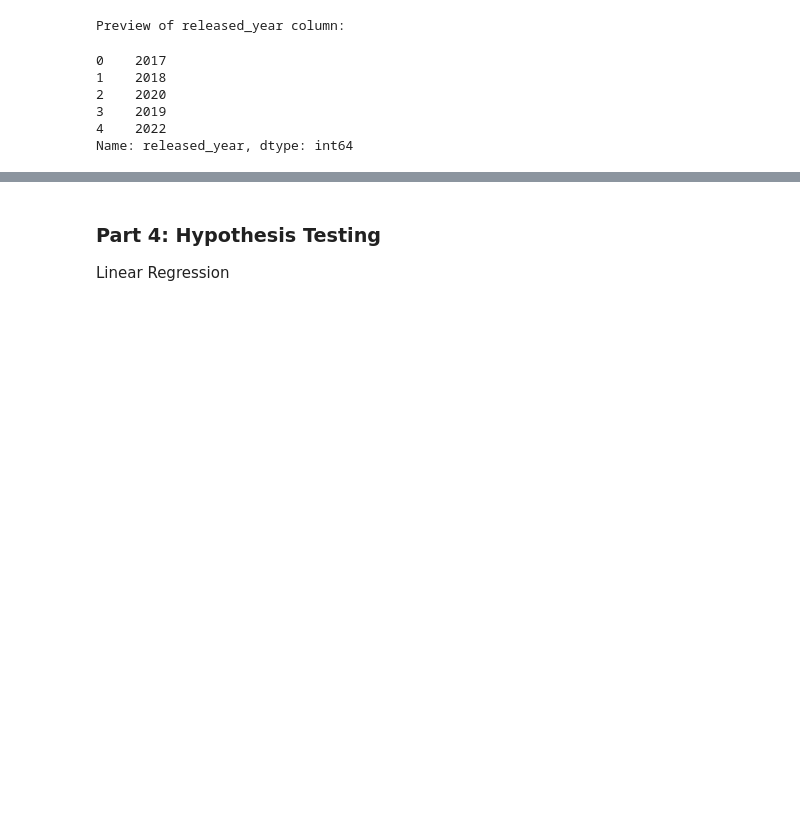
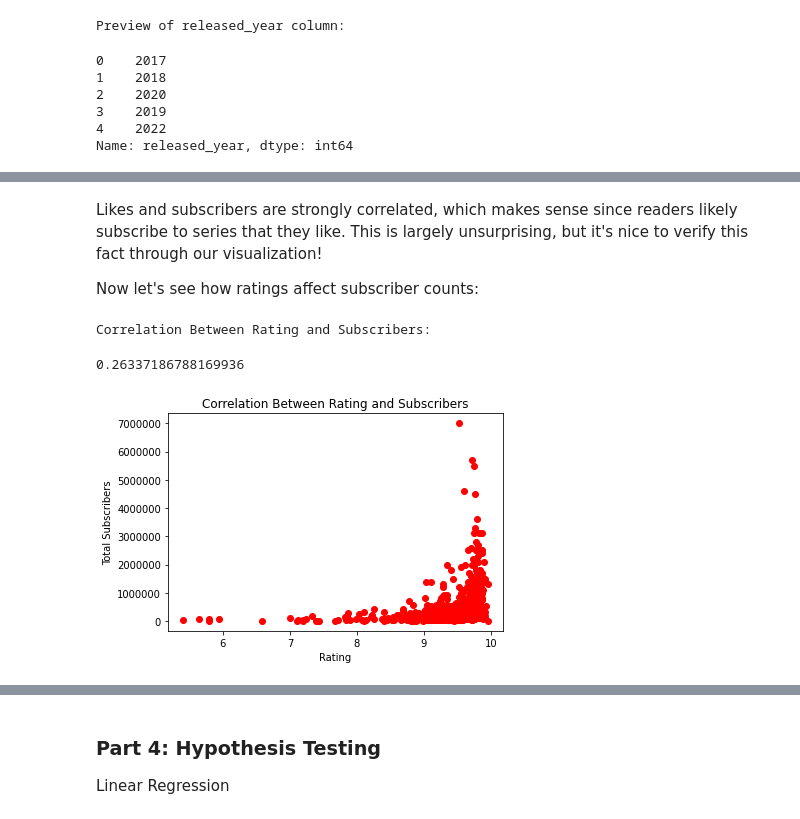
Before and after one commit to mei-lu/cmsc320-final, a Jupyter notebook: final.ipynb, the cells around one changed output, grey strips where cells are left out. Saved outputs shown, nothing was run; the diff lists cells and outputs as text; code cells hidden in the pictures; blank space fills up the shorter version.

```diff
--- a/final.ipynb
+++ b/final.ipynb
@@ -173,0 +227,16 @@ TypeError: Cannot use method 'nlargest' with dtype object
+# %% [markdown]
+Likes and subscribers are strongly correlated, which makes sense since readers likely subscribe to series that they like. This is largely unsurprising, but it's nice to verify this fact through our visualization!
+
+Now let's see how ratings affect subscriber counts:
+# %%
+# Correlation Between Rating and Subscribers
+
+plt.ticklabel_format(style='plain')
+plt.plot(dataset['grade'], dataset['subscribe'], 'ro')
+plt.xlabel("Rating")
+plt.ylabel("Total Subscribers")
+plt.title("Correlation Between Rating and Subscribers")
+# %% [output]
+Correlation Between Rating and Subscribers:
+0.26337186788169936
+[figure, added]
```
Also changed, not shown: parts of 26 cells of this notebook.
